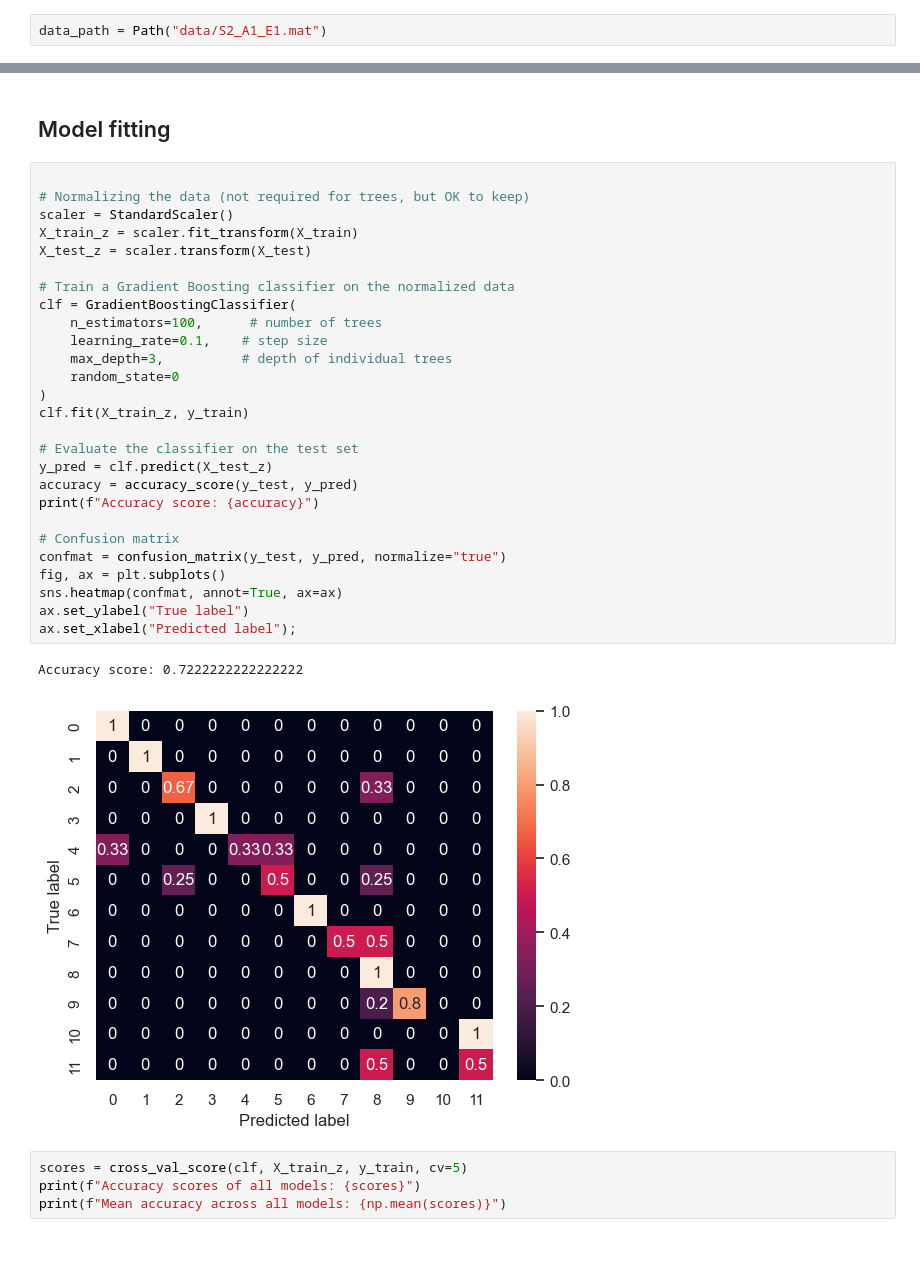
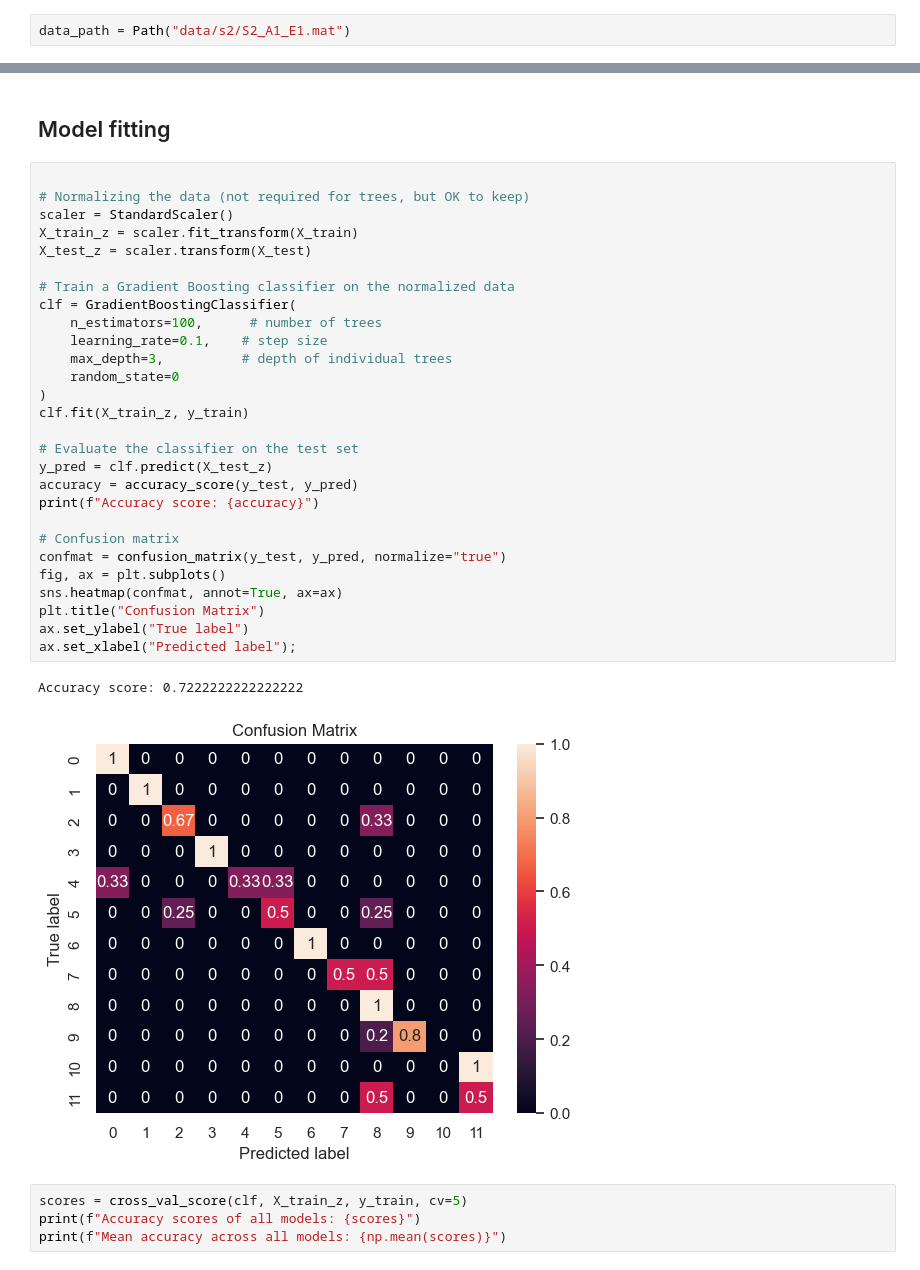
Before and after one commit to tessnim101/NSSP-Mini-Project-2, a Jupyter notebook: Part 1.ipynb, the cells around one changed output, grey strips where cells are left out. Drawn from its saved outputs; the diff is of its cells as text.

```diff
--- a/Part 1.ipynb
+++ b/Part 1.ipynb
@@ -24,7 +29,7 @@ np.random.seed(42)
 # %% [markdown]
 ## Data Loading, preprocessing and visualization
 # %%
-data_path = Path("data/S2_A1_E1.mat")
+data_path = Path("data/s2/S2_A1_E1.mat")
 # %%
 data = loadmat(data_path)
 # %%
@@ -277,33 +282,34 @@ We split the data into three subsets because each one plays an essential role:
 # %%
 
 # Normalizing the data (not required for trees, but OK to keep)
 scaler = StandardScaler()
 X_train_z = scaler.fit_transform(X_train)
 X_test_z = scaler.transform(X_test)
 
 # Train a Gradient Boosting classifier on the normalized data
 clf = GradientBoostingClassifier(
     n_estimators=100,      # number of trees
     learning_rate=0.1,    # step size
     max_depth=3,          # depth of individual trees
     random_state=0
 )
 clf.fit(X_train_z, y_train)
 
 # Evaluate the classifier on the test set
 y_pred = clf.predict(X_test_z)
 accuracy = accuracy_score(y_test, y_pred)
 print(f"Accuracy score: {accuracy}")
 
 # Confusion matrix
 confmat = confusion_matrix(y_test, y_pred, normalize="true")
 fig, ax = plt.subplots()
 sns.heatmap(confmat, annot=True, ax=ax)
+plt.title("Confusion Matrix")
 ax.set_ylabel("True label")
 ax.set_xlabel("Predicted label");
 # %% [output]
 Accuracy score: 0.7222222222222222
-[figure, old version]
+[figure, new version]
 # %%
 scores = cross_val_score(clf, X_train_z, y_train, cv=5)
 print(f"Accuracy scores of all models: {scores}")
```
Also changed, not shown: parts of 29 cells of this notebook.
